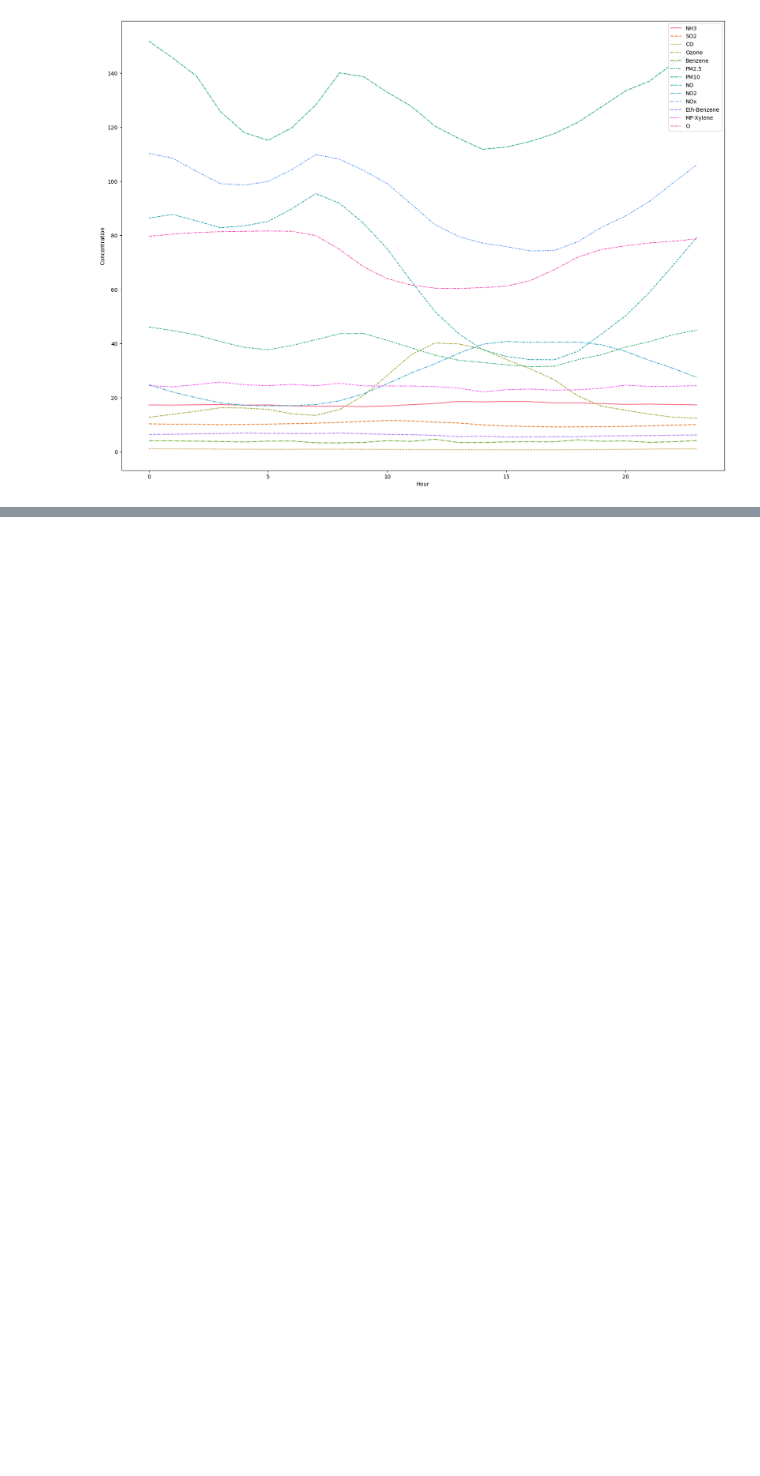
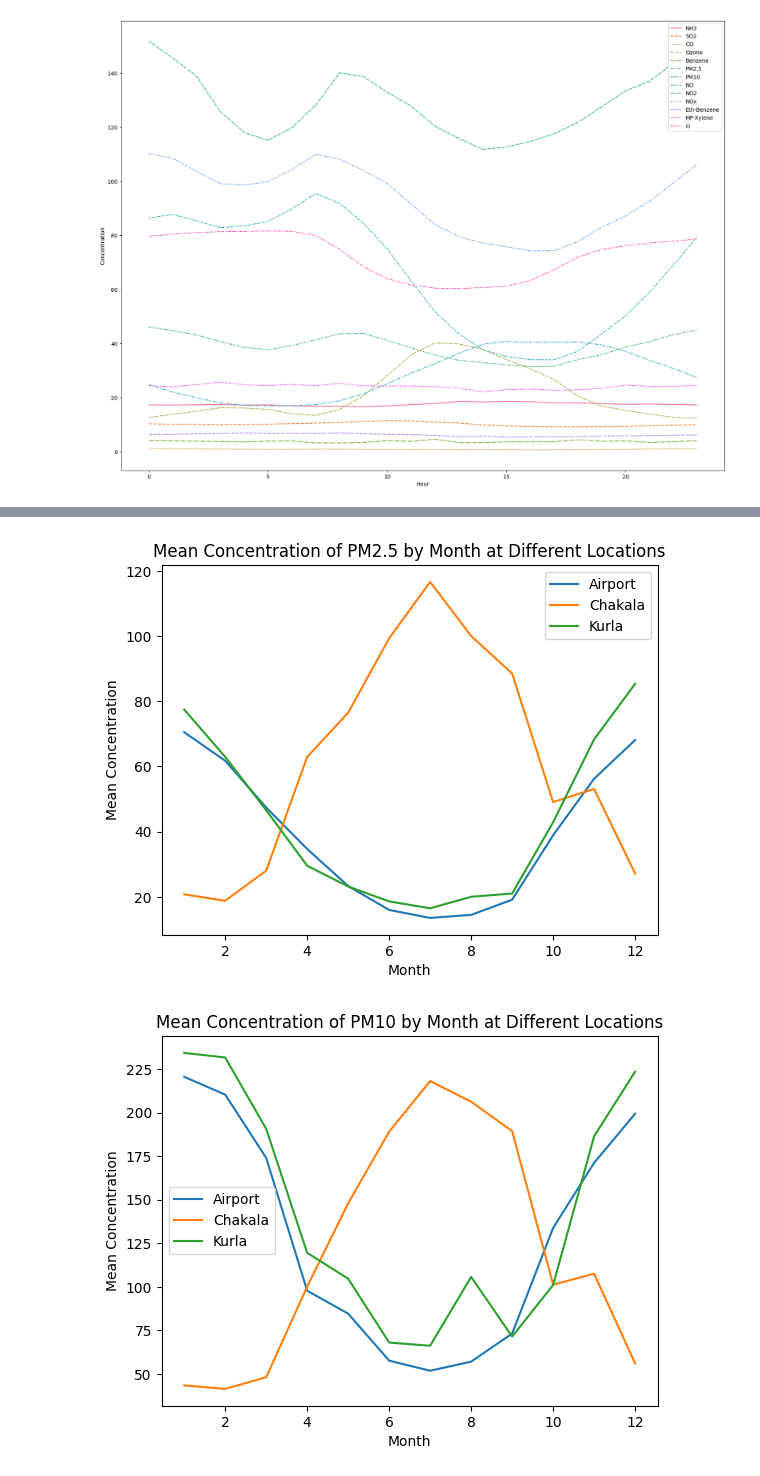
Before and after one commit to 0-shubham-0/Air_Toxicity_Prediction, a Jupyter notebook: notebooks/EDA/new.ipynb, the cells around one changed output, grey strips where cells are left out. Saved outputs shown, nothing was run; the diff lists cells and outputs as text; code cells hidden in the pictures; blank space fills up the shorter version.

```diff
--- a/notebooks/EDA/new.ipynb
+++ b/notebooks/EDA/new.ipynb
@@ -46,0 +112,29 @@ plt.show()
+# %%
+# Select a single pollutant
+pollutants = ['PM2.5', 'PM10', 'NO', 'NO2', 'Ozone', 'CO']
+for pollutant in pollutants:
+    # Extract the month and concentration for the selected pollutant and locations
+    df_airport_pollutant = df.loc[:, ['From Date', pollutant]]
+    df_airport_pollutant['month'] = df_airport_pollutant['From Date'].dt.month
+    monthly_mean_airport = df_airport_pollutant.groupby('month')[pollutant].mean()
+
+    df_chakala_pollutant = df1.loc[:, ['From Date', pollutant]]
+    df_chakala_pollutant['month'] = df_chakala_pollutant['From Date'].dt.month
+    monthly_mean_chakala = df_chakala_pollutant.groupby('month')[pollutant].mean()
+
+    df_kurla_pollutant = df2.loc[:, ['From Date', pollutant]]
+    df_kurla_pollutant['month'] = df_kurla_pollutant['From Date'].dt.month
+    monthly_mean_kurla = df_kurla_pollutant.groupby('month')[pollutant].mean()
+
+    # Plot the mean concentration by month for all three locations
+    plt.plot(monthly_mean_airport, label='Airport')
+    plt.plot(monthly_mean_chakala, label='Chakala')
+    plt.plot(monthly_mean_kurla, label='Kurla')
+    plt.xlabel('Month')
+    plt.ylabel('Mean Concentration')
+    plt.title('Mean Concentration of {} by Month at Different Locations'.format(pollutant))
+    plt.legend()
+    plt.show()
+# %% [output]
+[figure, added]
+[figure, added]
```
Also changed, not shown: parts of 6 cells of this notebook, 9 other files.
